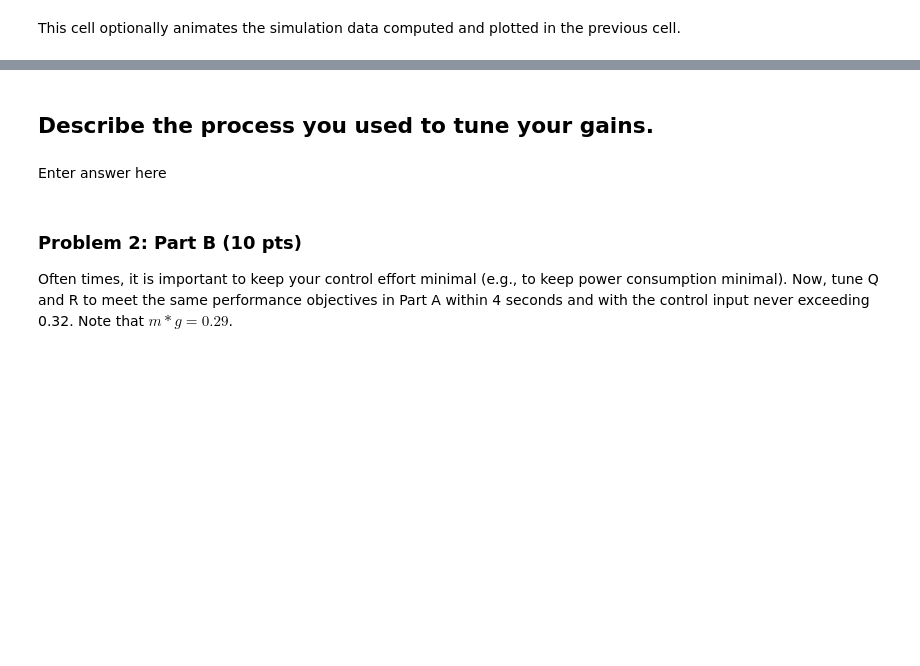
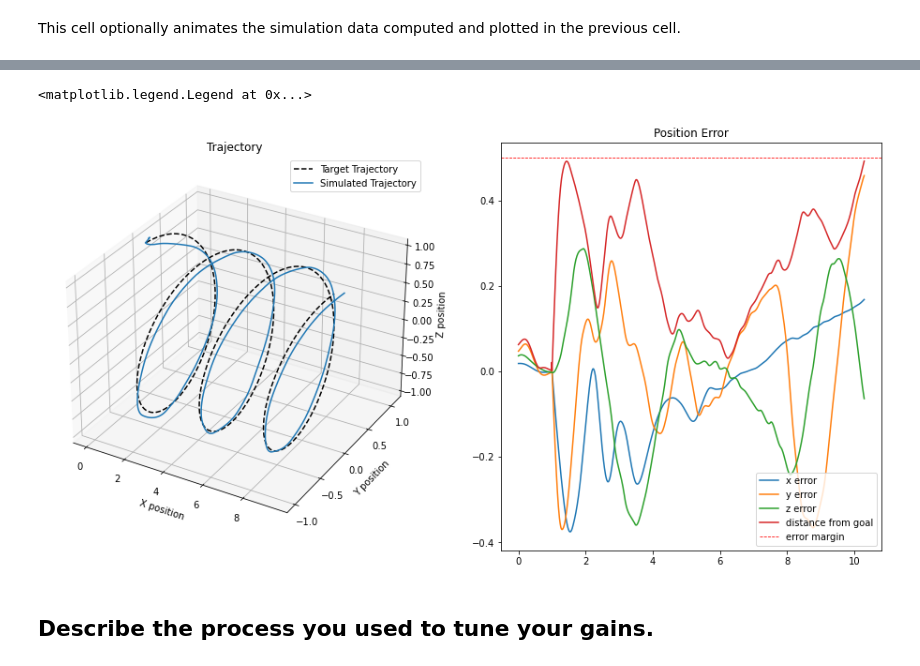
Before and after one commit to mforese/MAE345-F2020, a Jupyter notebook: Lab2.ipynb, the cells around one changed output, grey strips where cells are left out. Saved outputs shown, nothing was run; the diff lists cells and outputs as text; code cells hidden in the pictures; blank space fills up the shorter version.

```diff
--- a/Lab2.ipynb
+++ b/Lab2.ipynb
@@ -102,0 +273,6 @@ This cell optionally animates the simulation data computed and plotted in the pr
+# %%
+# tuned Q and R
+Q = np.diag([10, 55, 3600, 0.00001, 0.00001, 0.00001, .001, 0.00001, 0.01, 0.000001, 0.000001, 0.000001])
+R = 2*np.diag([1e4, 1e6, 1e6, 1e2])
+
+quad = CrazyflieLQR(Q, R, np.zeros(3))
@@ -102,0 +305,13 @@ This cell optionally animates the simulation data computed and plotted in the pr
+# %%
+for i in range(num_waypoints):
+    # Fill in code to follow waypoints here
+    quad.set_goal_state(waypoints[i])
+    times_temp, states_temp, inputs_temp = quad.simulate(ic = states[:,-1],duration = total_time/num_waypoints,\
+                                                timestep = 0.01, clip_input=False)
+
+
+    times = np.append(times, times_temp + times[-1])
+    states = np.append(states, states_temp, axis=1)
+    inputs = np.append(inputs, inputs_temp, axis=1)
+
+    print(i)
@@ -103,10 +336,42 @@ This cell optionally animates the simulation data computed and plotted in the pr
+# %%
+#%matplotlib notebook
+plt.rcParams["figure.figsize"] = (16,8)
+fig = plt.figure()
+
+ax = fig.add_subplot(121, title='Trajectory', projection='3d')
+#ax = ax.axes(projection='3d')
+xline = np.linspace(0, 3*np.pi, 1000)
+yline = np.sin(2*xline)
+zline = np.cos(2*xline)
+ax.plot(xline, yline, zline, '--k',label = 'Target Trajectory')
+ax.plot(states[0,:], states[1,:], states[2,:], label = 'Simulated Trajectory')
+ax.set_xlabel('X position')
+ax.set_ylabel('Y position')
+ax.set_zlabel('Z position')
+ax.legend()
+
+ax = fig.add_subplot(122, title='Position Error')
+x_state = np.copy(states[0, :])
+x_state[100:] -= times[100:]-1
+y_state = np.copy(states[1, :])
+y_state[100:] -= np.sin(2*(times[100:]-1))
+z_state = np.copy(states[2, :])
+z_state[:100] -= 1
+z_state[100:] -= np.cos(2*(times[100:]-1))
+ax.plot(times, x_state, label='x error')
+ax.plot(times, y_state, label='y error')
+ax.plot(times, z_state, label='z error')
+
+ax.plot(times, np.sqrt(x_state**2 + y_state**2 + z_state**2), label='distance from goal')
+ax.axhline(y=0.5, linestyle='--', color='r', linewidth=0.8, label='error margin')
+
+
+ax.legend(loc = 'lower right')
+# %% [output]
+<matplotlib.legend.Legend at 0x...>
+[figure, added]
 # %%
 animate_quad(0.1, states).save('./anim.gif', writer='pillow', fps=100)
 Image(url='./anim.gif')
 # %% [markdown]
 ## Describe the process you used to tune your gains.
-# %% [markdown]
-Enter answer here
-# %% [markdown]
-### Problem 2: Part B (10 pts)
-Often times, it is important to keep your control effort minimal (e.g., to keep power consumption minimal). Now, tune Q and R to meet the same performance objectives in Part A within 4 seconds and with the control input never exceeding 0.32. Note that $m*g = 0.29$.
```
Also changed, not shown: parts of 36 cells of this notebook.
